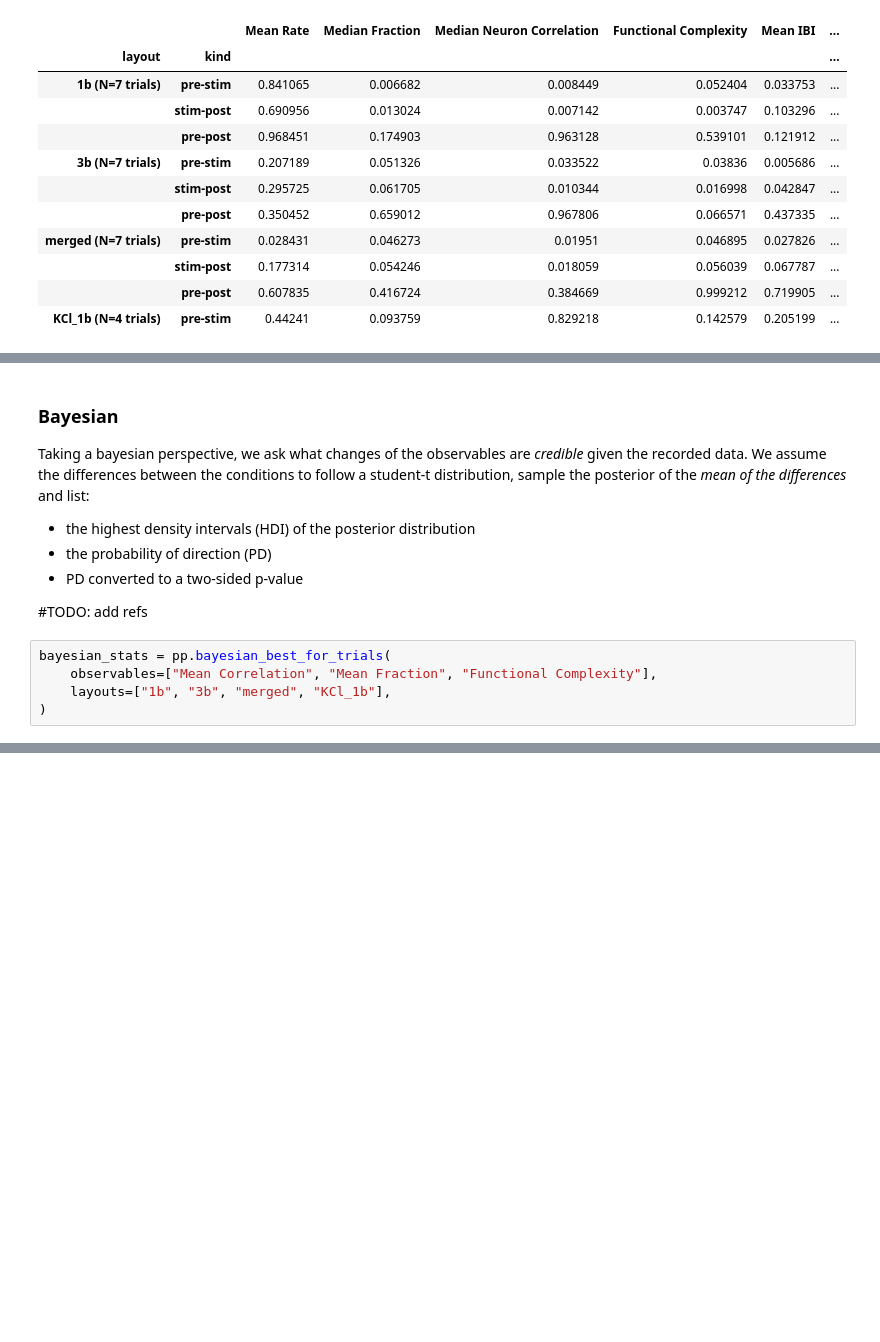
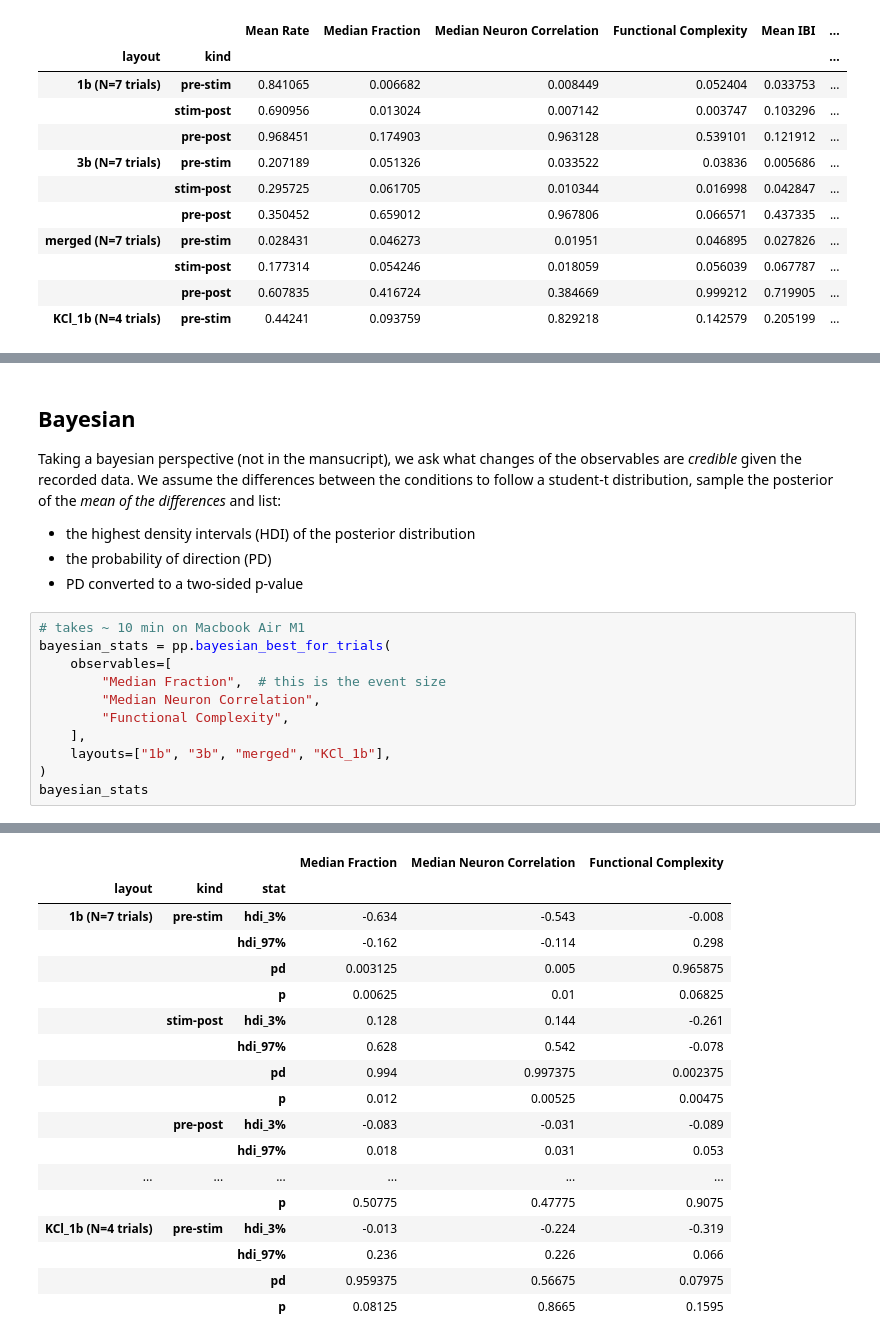
Before and after one commit to pSpitzner/stimulating_modular_cultures, a Jupyter notebook: notebooks/experiments.ipynb, the cells around one changed output, grey strips where cells are left out. Cells and saved outputs as stored; diff of their text form; blank space fills up the shorter version.

```diff
--- a/notebooks/experiments.ipynb
+++ b/notebooks/experiments.ipynb
@@ -304,13 +348,18 @@ nhst_stats
 # %% [markdown]
-### Bayesian
-Taking a bayesian perspective, we ask what changes of the observables are _credible_ given the recorded data. We assume the differences between the conditions to follow a student-t distribution, sample the posterior of the _mean of the differences_ and list:
+## Bayesian
+Taking a bayesian perspective (not in the mansucript), we ask what changes of the observables are _credible_ given the recorded data. We assume the differences between the conditions to follow a student-t distribution, sample the posterior of the _mean of the differences_ and list:
 * the highest density intervals (HDI) of the posterior distribution
 * the probability of direction (PD)
 * PD converted to a two-sided p-value
-
-#TODO: add refs
 # %%
+# takes ~ 10 min on Macbook Air M1
 bayesian_stats = pp.bayesian_best_for_trials(
-    observables=["Mean Correlation", "Mean Fraction", "Functional Complexity"],
+    observables=[
+        "Median Fraction",  # this is the event size
+        "Median Neuron Correlation",
+        "Functional Complexity",
+    ],
     layouts=["1b", "3b", "merged", "KCl_1b"],
 )
+bayesian_stats
+# %% [output]
@@ -316,0 +376,18 @@ bayesian_stats = pp.bayesian_best_for_trials(
+|  |  |  | Median Fraction | Median Neuron Correlation | Functional Complexity |
+| layout | kind | stat |  |  |  |
+| 1b (N=7 trials) | pre-stim | hdi_3% | -0.634 | -0.543 | -0.008 |
+|  |  | hdi_97% | -0.162 | -0.114 | 0.298 |
+|  |  | pd | 0.003125 | 0.005 | 0.965875 |
+|  |  | p | 0.00625 | 0.01 | 0.06825 |
+|  | stim-post | hdi_3% | 0.128 | 0.144 | -0.261 |
+|  |  | hdi_97% | 0.628 | 0.542 | -0.078 |
+|  |  | pd | 0.994 | 0.997375 | 0.002375 |
+|  |  | p | 0.012 | 0.00525 | 0.00475 |
+|  | pre-post | hdi_3% | -0.083 | -0.031 | -0.089 |
+|  |  | hdi_97% | 0.018 | 0.031 | 0.053 |
+| ... | ... | ... | ... | ... | ... |
+|  |  | p | 0.50775 | 0.47775 | 0.9075 |
+| KCl_1b (N=4 trials) | pre-stim | hdi_3% | -0.013 | -0.224 | -0.319 |
+|  |  | hdi_97% | 0.236 | 0.226 | 0.066 |
+|  |  | pd | 0.959375 | 0.56675 | 0.07975 |
+|  |  | p | 0.08125 | 0.8665 | 0.1595 |
```
Also changed, not shown: parts of 21 cells of this notebook, 4 other files.
